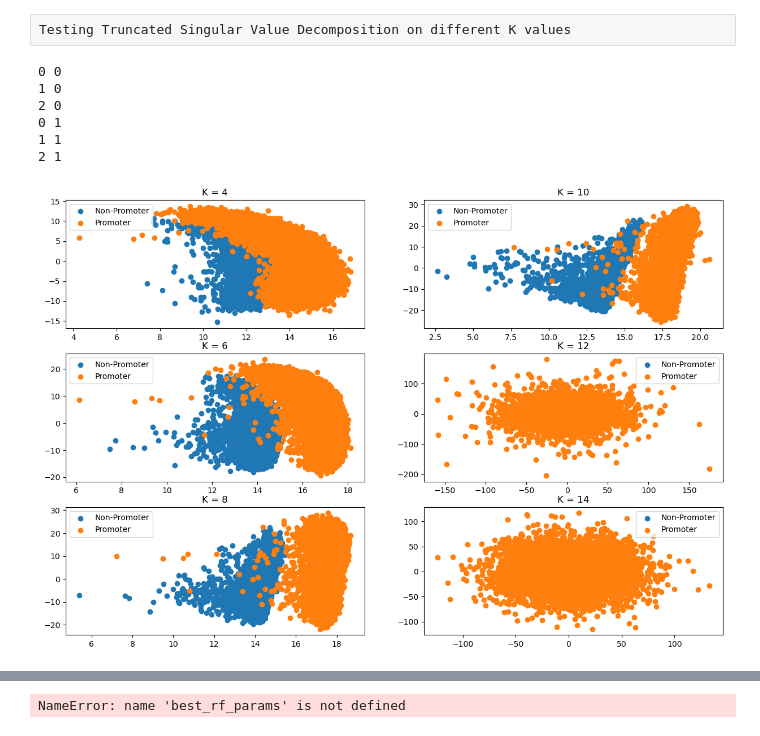
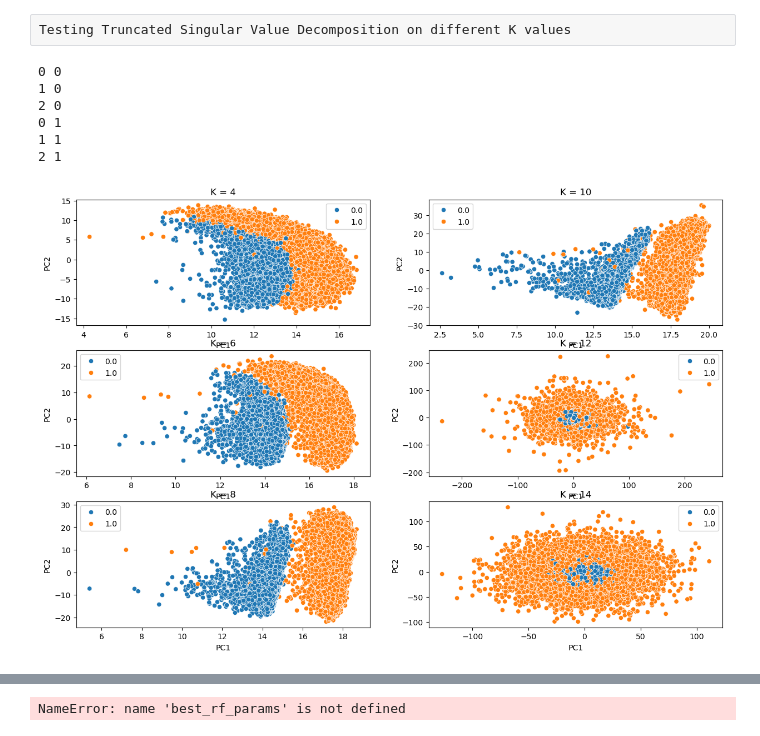
Before and after one commit to Jorjorian/PromoterKmers, a Jupyter notebook: ProjectDraftCode.ipynb, the cells around one changed output, grey strips where cells are left out. Saved outputs shown, nothing was run; the diff lists cells and outputs as text; code cells hidden in the pictures.

```diff
--- a/ProjectDraftCode.ipynb
+++ b/ProjectDraftCode.ipynb
@@ -41,7 +36,3 @@ print(f"Test size: {len(X_test)}")
 Train size: 42000
 Validation size: 6000
 Test size: 12000
-# %%
-y_train = np.array(y_train)
-print(X_train)
-print(y_train)
@@ -224,34 +204,35 @@ Testing Truncated Singular Value Decomposition on different K values
 # %%
 from sklearn.decomposition import TruncatedSVD
 from sklearn.preprocessing import StandardScaler
 fig, ax = plt.subplots(3, 2, figsize=(15, 10))
 for i, K in enumerate([4, 6, 8, 10, 12, 14]):
     # Create pipeline
     svd_pipeline = Pipeline([
         ('kmer', KmerVectorizer(K=K)),
         ('scaler', StandardScaler(with_mean=False)),
         ('pca', TruncatedSVD(n_components=2))
     ])
 
     # Fit and transform the data
     X_pca = svd_pipeline.fit_transform(X_train['Sequence'].values)
+    X_svd = pd.DataFrame(X_pca, columns=['PC1', 'PC2'])
+    X_svd['Promoter'] = y_train
 
     # Plot the data
     j = i // 3
     i = i % 3
     print(i, j)
-    ax[i, j].scatter(X_pca[y_train == 0, 0], X_pca[y_train == 0, 1], label='Non-Promoter')
-    ax[i, j].scatter(X_pca[y_train == 1, 0], X_pca[y_train == 1, 1], label='Promoter')
+    sns.scatterplot(data=X_svd, x='PC1', y='PC2', hue='Promoter', ax=ax[i, j])
     ax[i, j].set_title(f"K = {K}")
     ax[i, j].legend()
 # %% [output]
 0 0
 1 0
 2 0
 0 1
 1 1
 2 1
-[figure, old version]
+[figure, new version]
 # %%
 # training Naive Bayes model
 from sklearn.naive_bayes import MultinomialNB
```
Also changed, not shown: parts of 6 cells of this notebook, 2 other files.
